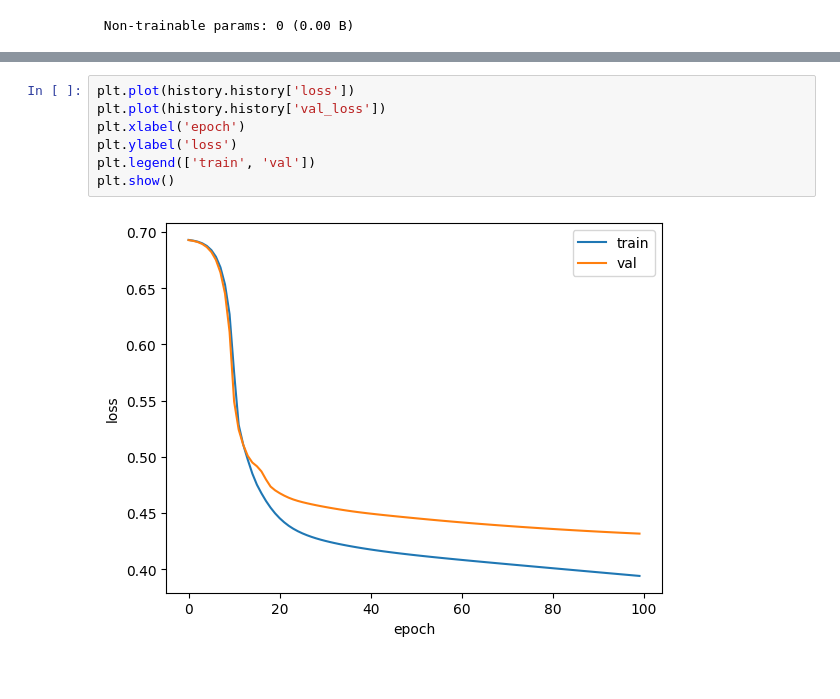
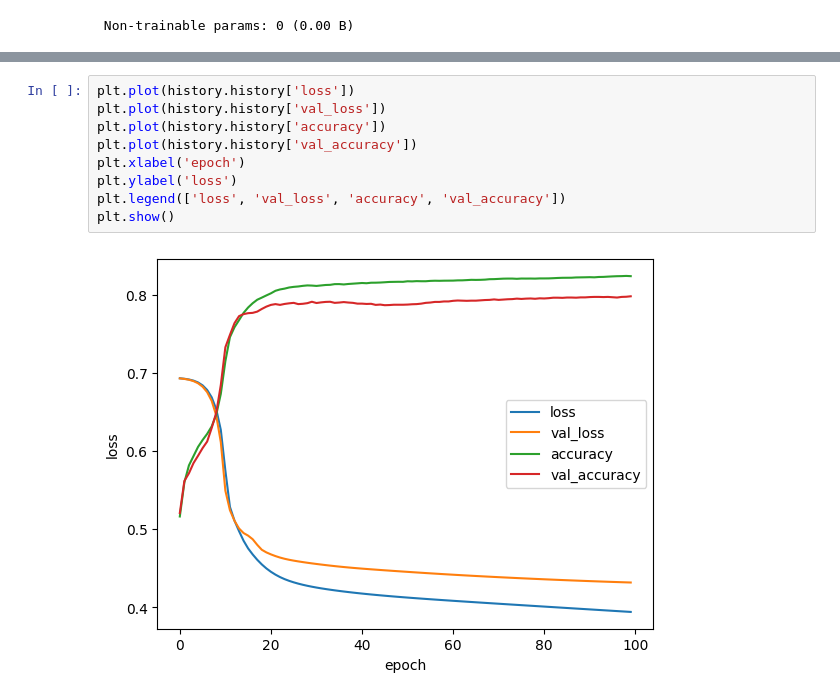
Before and after one commit to LeeHyunWoo2/AIStudy24, a Jupyter notebook: 21. LSTM_GRU.ipynb, the cells around one changed output, grey strips where cells are left out. Drawn from its saved outputs; the diff is of its cells as text.

```diff
--- a/21. LSTM_GRU.ipynb
+++ b/21. LSTM_GRU.ipynb
@@ -364,12 +372,14 @@ Epoch 100/100
 # %%
 plt.plot(history.history['loss'])
 plt.plot(history.history['val_loss'])
+plt.plot(history.history['accuracy'])
+plt.plot(history.history['val_accuracy'])
 plt.xlabel('epoch')
 plt.ylabel('loss')
-plt.legend(['train', 'val'])
+plt.legend(['loss', 'val_loss', 'accuracy', 'val_accuracy'])
 plt.show()
 # %% [output]
-[figure, old version]
+[figure, new version]
 # %%
 test_seq = pad_sequences(test_input, maxlen=100)
 
```
Also changed, not shown: parts of 8 cells of this notebook.
